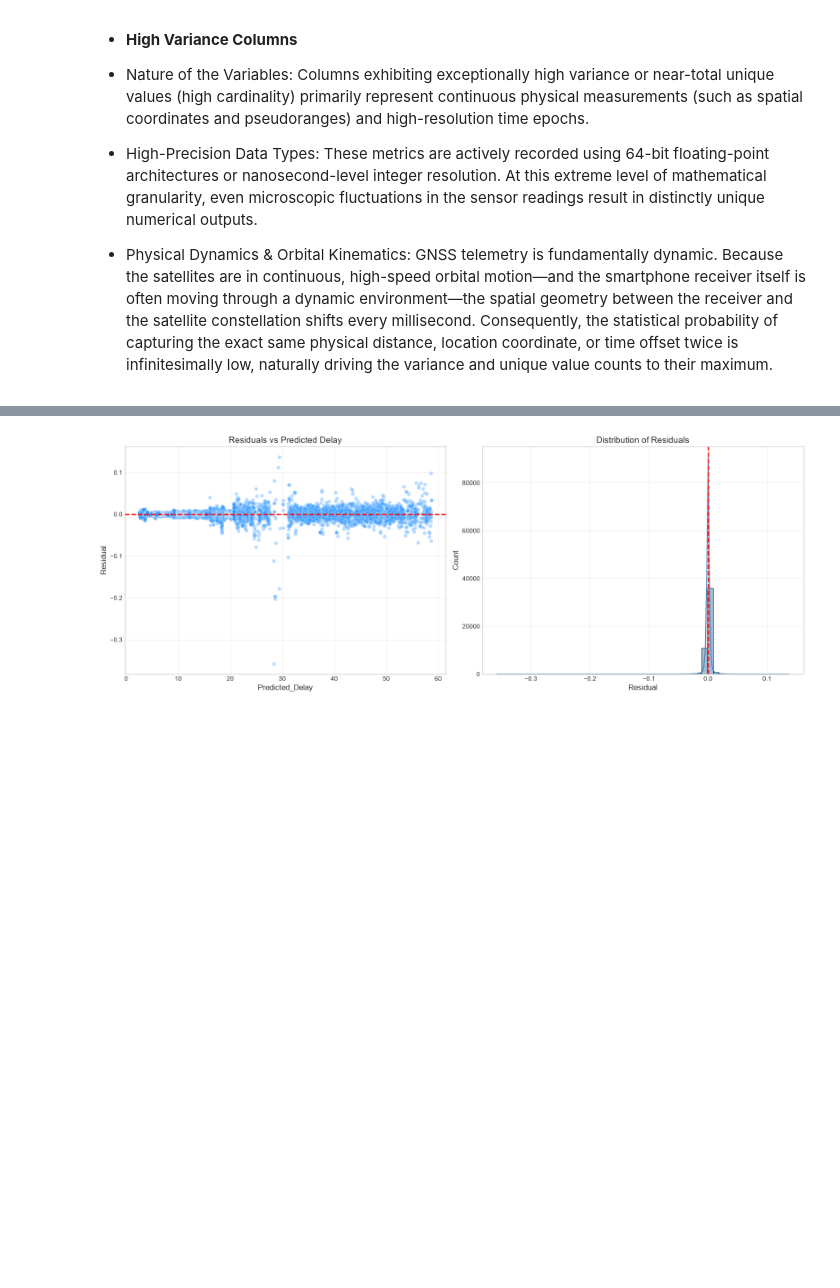
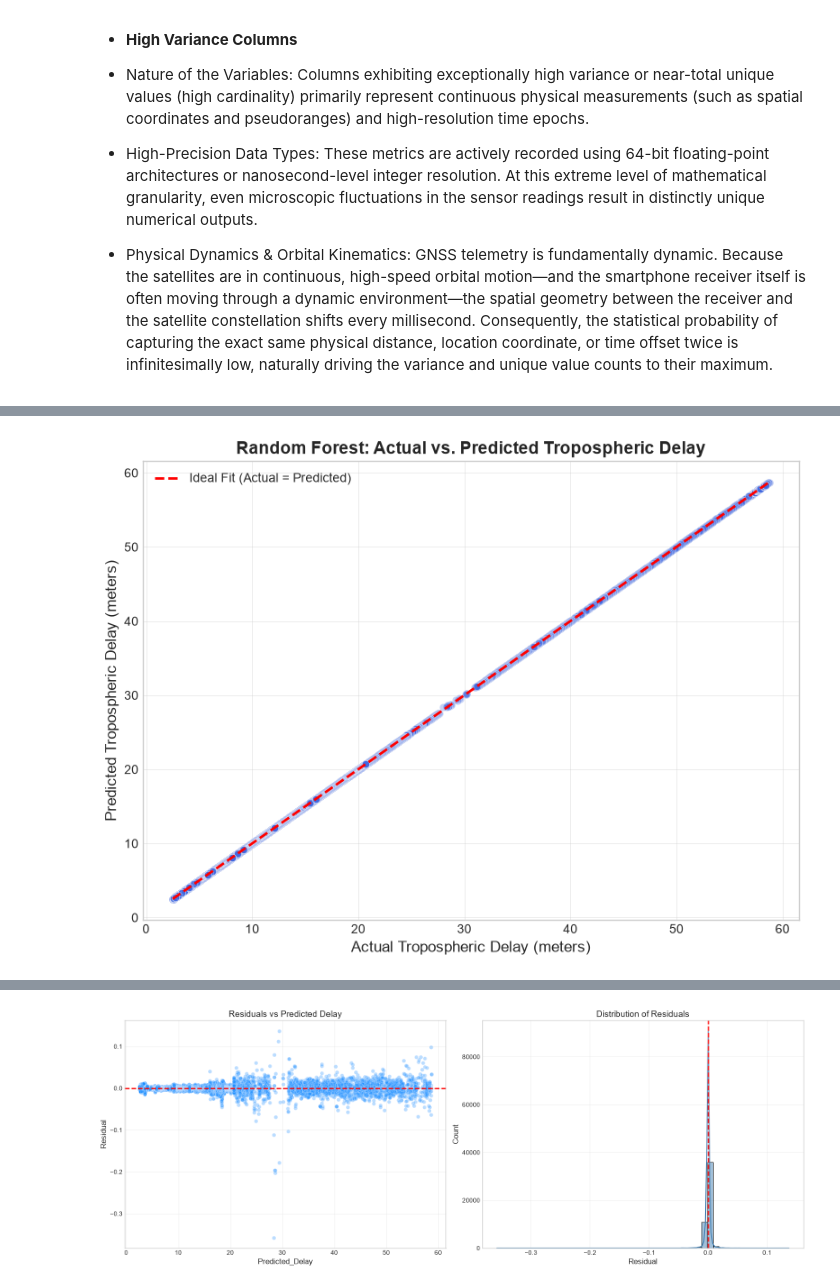
Before and after one commit to yahav0547-a11y/GNSS-Telemetry-Error-Analysis, a Jupyter notebook: GNSS_EDA_Assignment_Refactored.ipynb, the cells around one changed output, grey strips where cells are left out. Saved outputs shown, nothing was run; the diff lists cells and outputs as text; code cells hidden in the pictures; blank space fills up the shorter version.

```diff
--- a/GNSS_EDA_Assignment_Refactored.ipynb
+++ b/GNSS_EDA_Assignment_Refactored.ipynb
@@ -458,0 +364,19 @@ The modeling stage demonstrated that raw telemetry and physical wave propagation
+# %%
+# --- Data Prep & Cross-Validation Setup (Section 4) ---
+import numpy as np
+import pandas as pd
+from sklearn.model_selection import KFold, cross_validate
+from sklearn.linear_model import LinearRegression
+from sklearn.tree import DecisionTreeRegressor
+from sklearn.ensemble import RandomForestRegressor
+
+features = ['Cn0DbHz', 'SvElevationDegrees']
+target_reg = 'TroposphericDelayMeters'
+
+df_reg_model = df.dropna(subset=features + [target_reg]).copy()
+X = df_reg_model[features]
+y = df_reg_model[target_reg]
+y_reg = y
+
+kf = KFold(n_splits=5, shuffle=True, random_state=42)
+scoring_metrics = ['neg_mean_absolute_error', 'neg_root_mean_squared_error', 'r2']
@@ -458,0 +461,23 @@ The modeling stage demonstrated that raw telemetry and physical wave propagation
+# %%
+# --- Visualization: Actual vs Predicted (Random Forest) ---
+from sklearn.model_selection import cross_val_predict
+import matplotlib.pyplot as plt
+import seaborn as sns
+
+y_pred_rf = cross_val_predict(rf_model, X, y, cv=kf)
+
+fig, ax = plt.subplots(figsize=(8, 6))
+sns.scatterplot(x=y, y=y_pred_rf, alpha=0.3, color='royalblue', ax=ax)
+
+min_val = min(y.min(), y_pred_rf.min())
+max_val = max(y.max(), y_pred_rf.max())
+ax.plot([min_val, max_val], [min_val, max_val], color='red', linestyle='--', linewidth=2, label='Ideal Fit (Actual = Predicted)')
+
+ax.set_title("Random Forest: Actual vs. Predicted Tropospheric Delay", fontsize=14, fontweight='bold')
+ax.set_xlabel("Actual Tropospheric Delay (meters)", fontsize=12)
+ax.set_ylabel("Predicted Tropospheric Delay (meters)", fontsize=12)
+ax.legend(loc='upper left')
+plt.tight_layout()
+plt.show()
+# %% [output]
+[figure, added]
```
Also changed, not shown: parts of 18 cells of this notebook.
